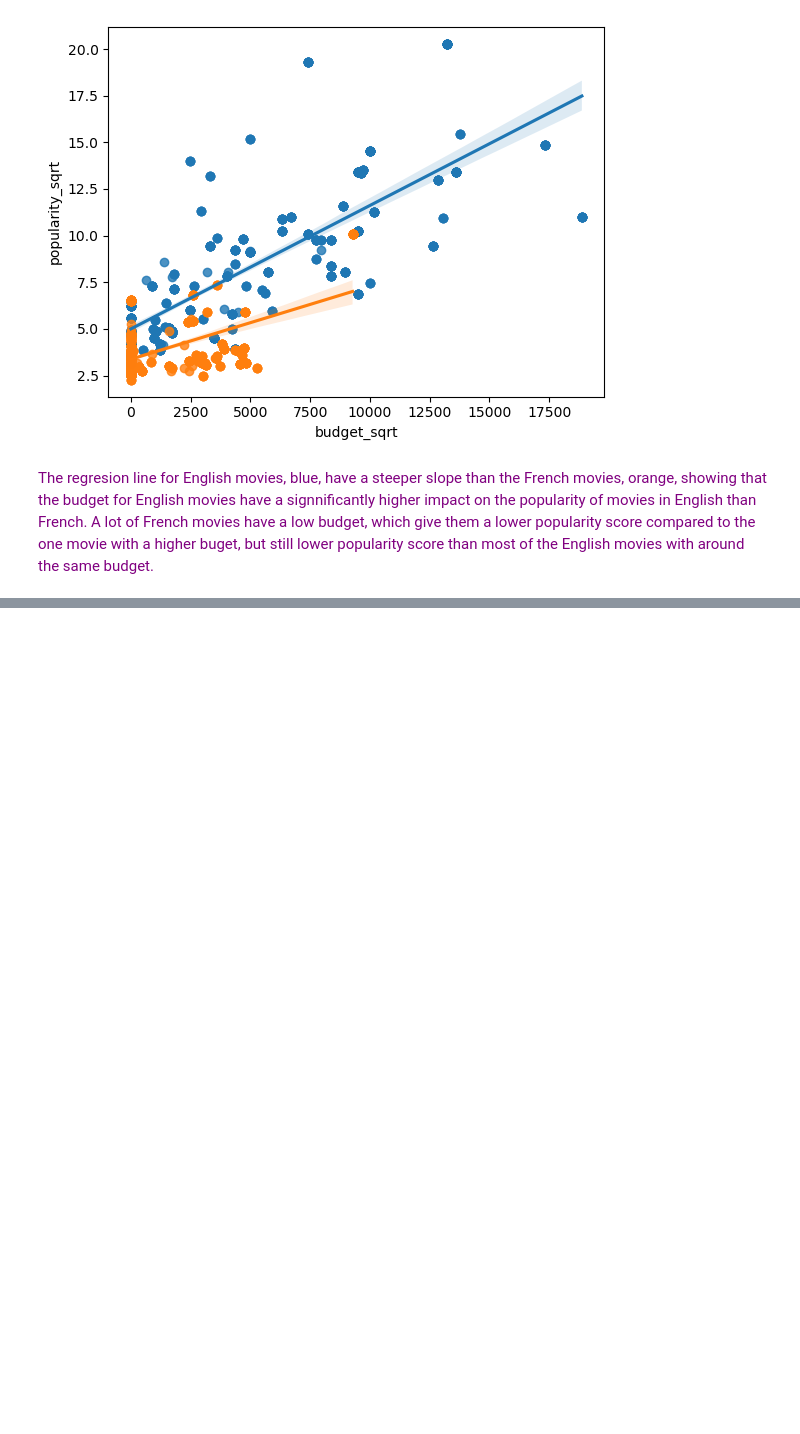
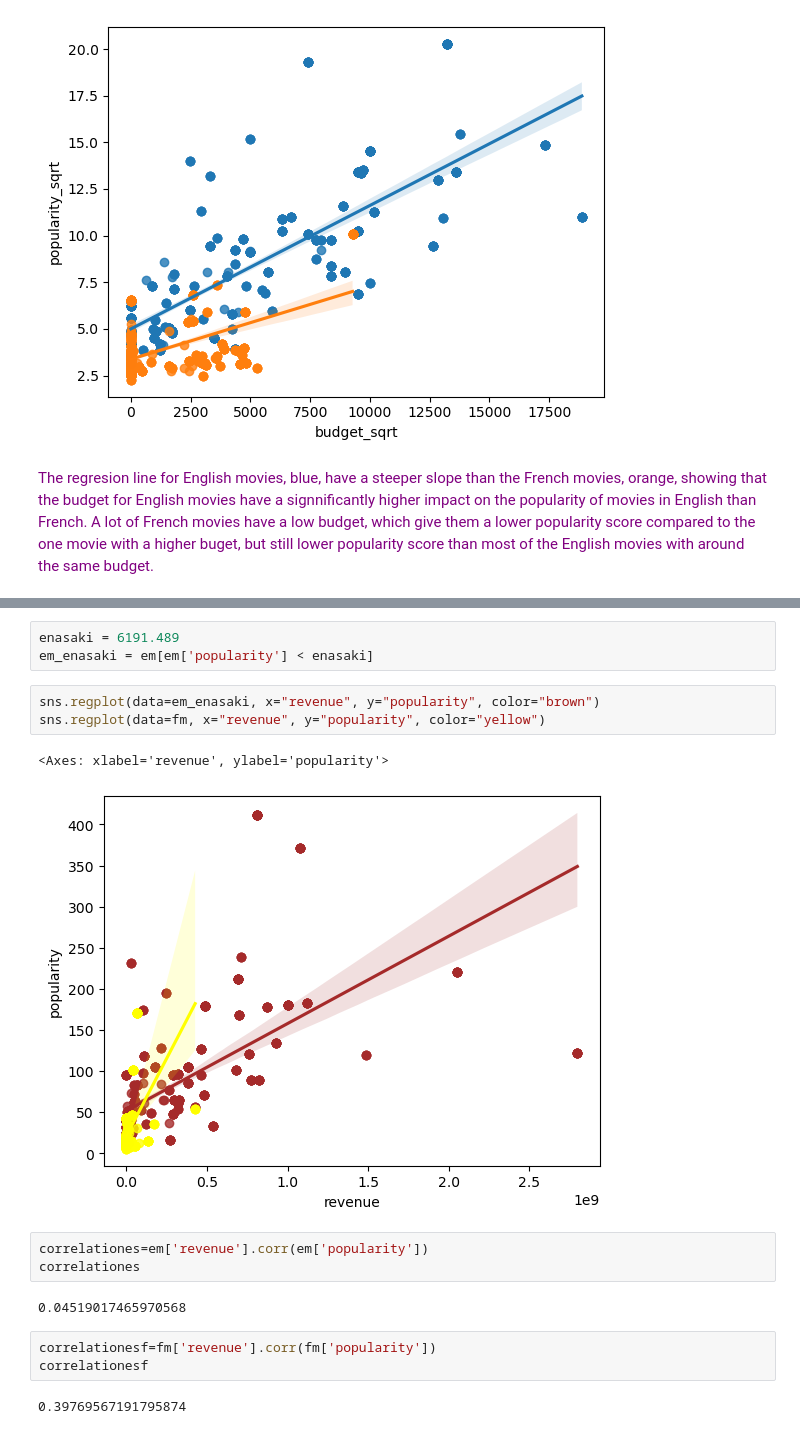
Before and after one commit to Asiandra/Artificial_Intelligence, a Jupyter notebook: Semester 1/Movies/Exit Ticket.ipynb, the cells around one changed output, grey strips where cells are left out. Drawn from its saved outputs; the diff is of its cells as text; blank space fills up the shorter version.

```diff
--- a/Semester 1/Movies/Exit Ticket.ipynb
+++ b/Semester 1/Movies/Exit Ticket.ipynb
@@ -139,0 +150,19 @@ sns.regplot(data=fm_filtered, x="budget_sqrt", y="popularity_sqrt")
+# %%
+enasaki = 6191.489
+em_enasaki = em[em['popularity'] < enasaki]
+# %%
+sns.regplot(data=em_enasaki, x="revenue", y="popularity", color="brown")
+sns.regplot(data=fm, x="revenue", y="popularity", color="yellow")
+# %% [output]
+<Axes: xlabel='revenue', ylabel='popularity'>
+[figure, added]
+# %%
+correlationes=em['revenue'].corr(em['popularity'])
+correlationes
+# %% [output]
+0.04519017465970568
+# %%
+correlationesf=fm['revenue'].corr(fm['popularity'])
+correlationesf
+# %% [output]
+0.39769567191795874
```
Also changed, not shown: parts of 2 cells of this notebook.
